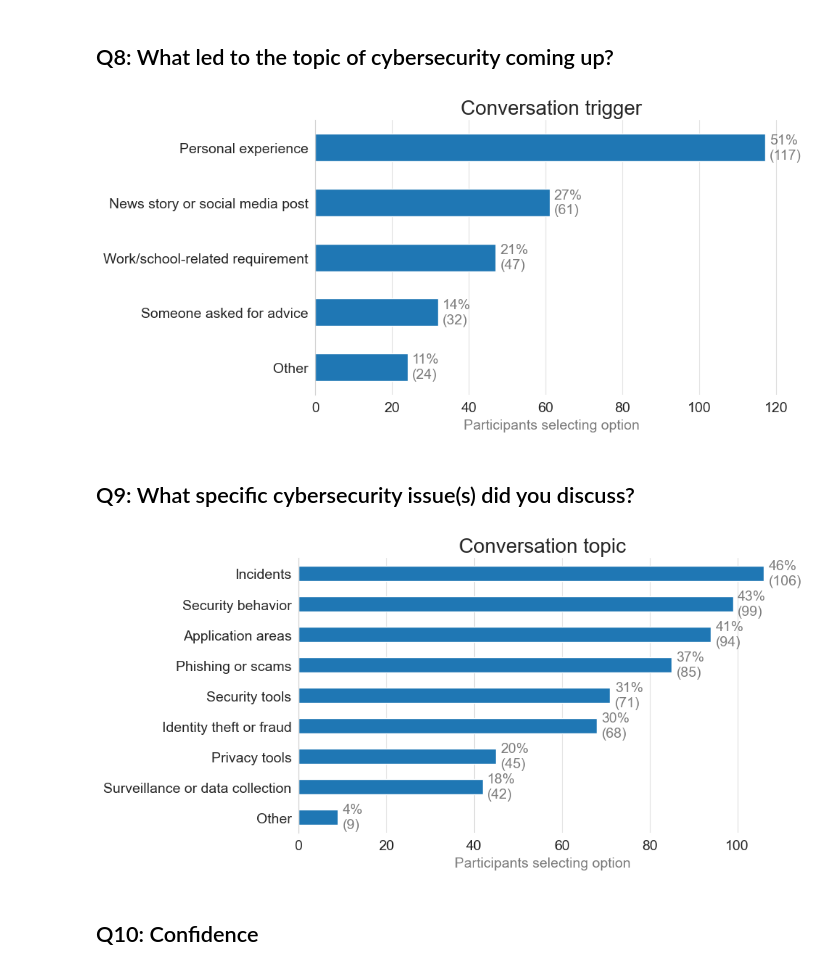
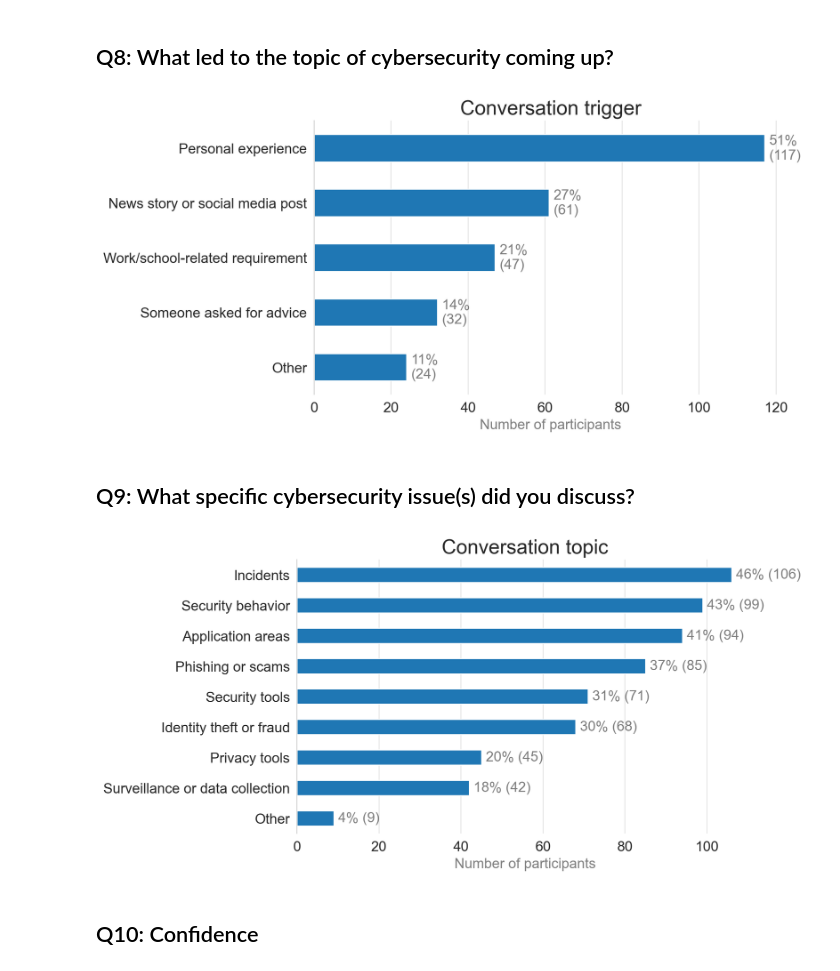
Before and after one commit to lroessert/cybersec-conv-analysis, a Jupyter notebook: source/analysis.ipynb, the cells around one changed output. Saved outputs shown, nothing was run; the diff lists cells and outputs as text; code cells hidden in the pictures.

```diff
--- a/source/analysis.ipynb
+++ b/source/analysis.ipynb
@@ -289,13 +287,13 @@ def plot_trigger(df_input, n_respondents, column, title):
     percent = (counts / n_respondents) * 100
 
     # Plot
-    fig, ax = plt.subplots(figsize=(10, 5))
+    fig, ax = plt.subplots(figsize=(10, 5), dpi=200)
     counts.plot(kind="barh", ax=ax)
 
     plt.rcParams.update({'font.size': 14})
 
     ax.set_title(title, fontsize=20)
-    ax.set_xlabel("Participants selecting option", alpha=0.6)
+    ax.set_xlabel("Number of participants", alpha=0.6)
     ax.set_ylabel("")
     ax.tick_params(axis='y', rotation=0)
     ax.grid(axis='x', alpha=0.6)
@@ -315,7 +313,7 @@ df_preprocessed, n_respondents = preprocess_trigger(df_with_second_conv[["Q8"]],
 
 plot_trigger(df_preprocessed, n_respondents, "Q8", "Conversation trigger")
 # %% [output]
-[figure, old version]
+[figure, new version]
 # %% [markdown]
 ## Q9: What specific cybersecurity issue(s) did you discuss?
 # %%
@@ -342,37 +340,37 @@ def preprocess_topics(df_input, column):
 
 def plot_topics(df_input, n_respondents, column, title):
     counts = df_input[column].value_counts().sort_values(ascending=True)
 
     percent = (counts / n_respondents) * 100
 
     # Plot
-    fig, ax = plt.subplots(figsize=(10, 5))
+    fig, ax = plt.subplots(figsize=(10, 5), dpi=200)
     counts.plot(kind="barh", ax=ax)
 
     plt.rcParams.update({'font.size': 14})
 
     ax.set_title(title, fontsize=20)
-    ax.set_xlabel("Participants selecting option", alpha=0.6)
+    ax.set_xlabel("Number of participants", alpha=0.6)
     ax.set_ylabel("")
     ax.tick_params(axis='y', rotation=0)
     ax.grid(axis='x', alpha=0.6)
     ax.grid(axis='y', visible=False)
     for spine in ['top','right','bottom']:
         ax.spines[spine].set_visible(False)
 
     for i, (cat, count) in enumerate(counts.items()):
         pct = percent.loc[cat]
-        ax.text(count + max(counts)*0.01, i, f"{pct:.0f}%\n({count})",
+        ax.text(count + max(counts)*0.01, i, f"{pct:.0f}% ({count})",
                 ha="left", va="center", alpha=0.6)
 
     plt.tight_layout()
     plt.show()
 
 df_preprocessed, n_respondents = preprocess_topics(df_with_second_conv[["Q9"]], "Q9")
 
 plot_topics(df_preprocessed, n_respondents, "Q9", "Conversation topic")
 # %% [output]
-[figure, old version]
+[figure, new version]
 # %% [markdown]
 ## Q10: Confidence
 # %%
```
Also changed, not shown: parts of 6 cells of this notebook.
